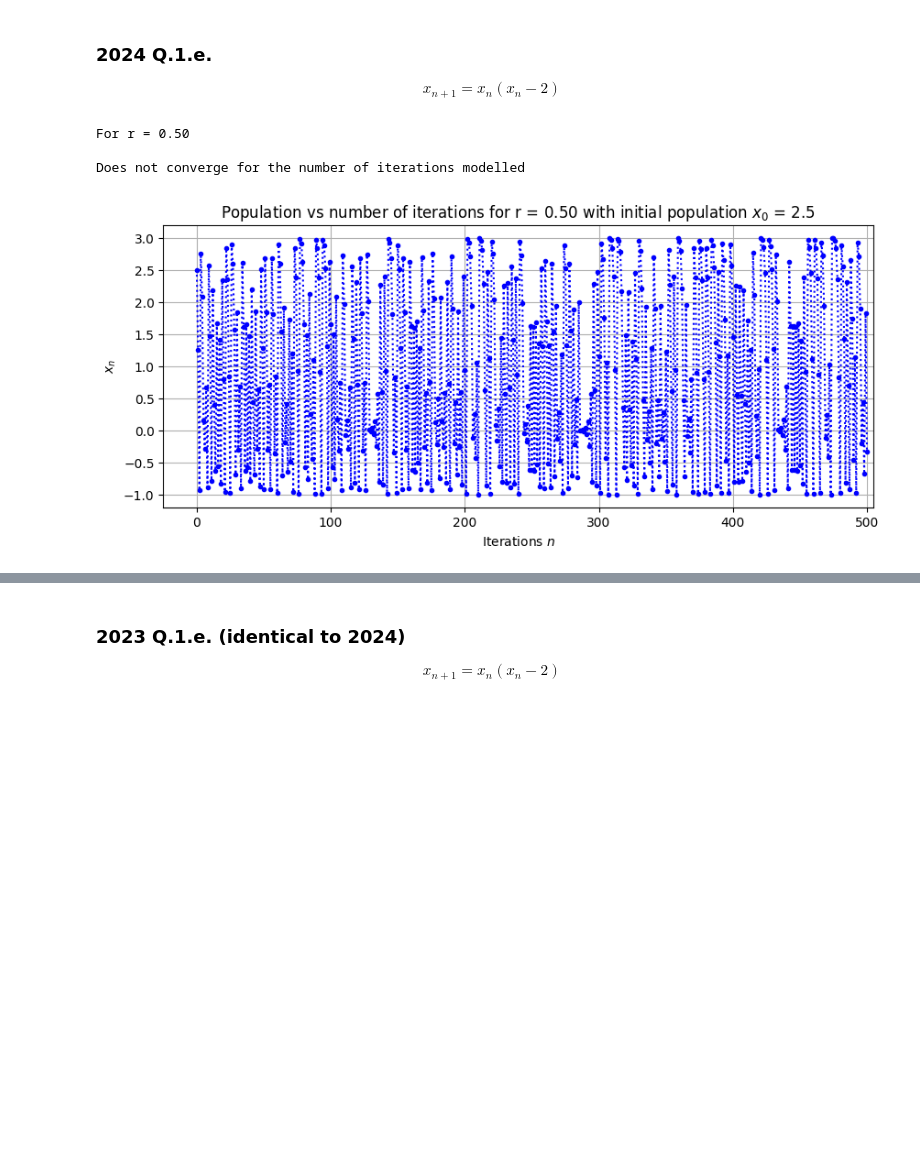
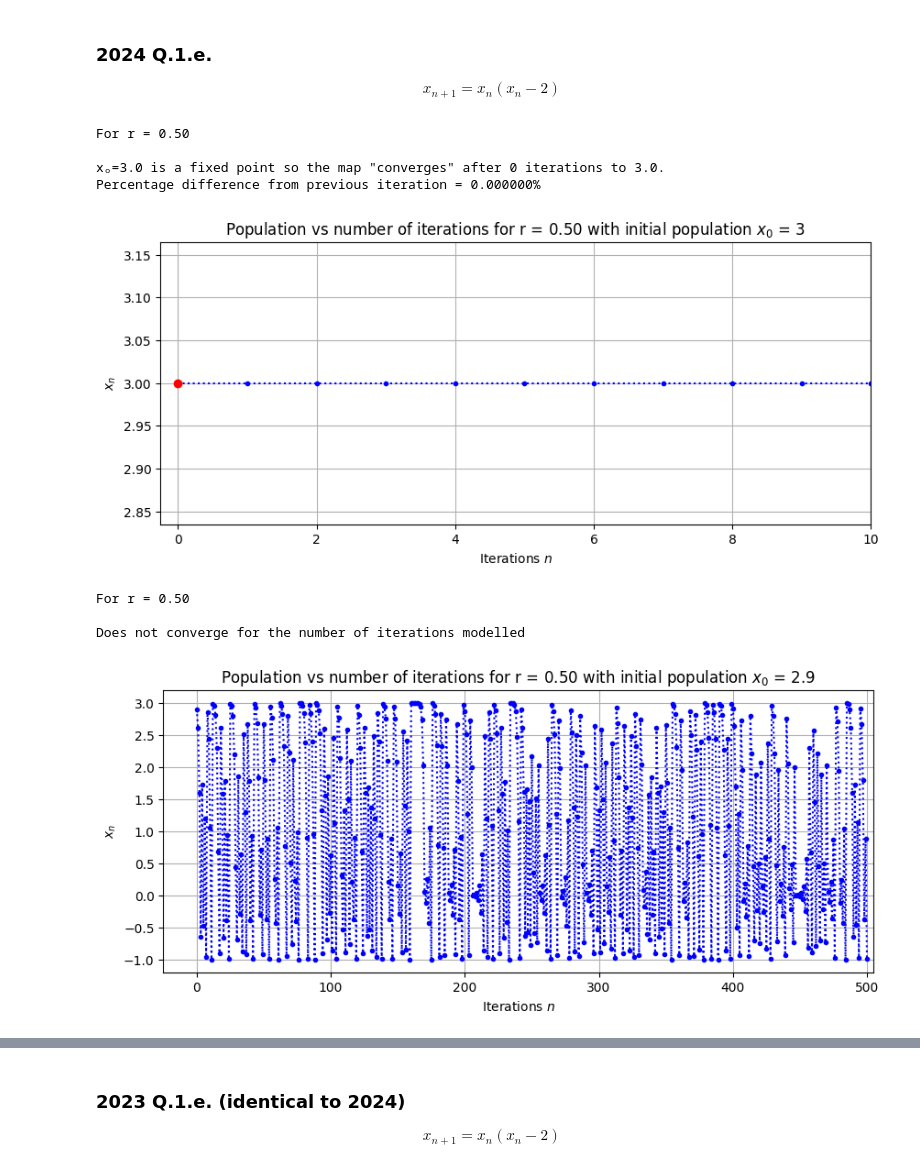
Before and after one commit to s-hynes/MP491, a Jupyter notebook: CH05_1d_maps_exam_short_questions.ipynb, the cells around one changed output, grey strips where cells are left out. Saved outputs shown, nothing was run; the diff lists cells and outputs as text; code cells hidden in the pictures; blank space fills up the shorter version.

```diff
--- a/CH05_1d_maps_exam_short_questions.ipynb
+++ b/CH05_1d_maps_exam_short_questions.ipynb
@@ -3,9 +3,15 @@
 $$x_{n+1} = x_n (x_n - 2)$$
 # %%
 from CH05_1d_maps import conv
-conv(2.5, 0.5, 500, lambda r,x: x*(x-2))
+conv(3, 0.5, 500, lambda r,x: x*(x-2))
+conv(2.9, 0.5, 500, lambda r,x: x*(x-2))
 # %% [output]
 For r = 0.50
 
-Does not converge for the number of iterations modelled
+xₒ=3.0 is a fixed point so the map "converges" after 0 iterations to 3.0.
+Percentage difference from previous iteration = 0.000000%
-[figure, old version]
+[figure, new version]
+For r = 0.50
+
+Does not converge for the number of iterations modelled
+[figure, added]
```
Also changed, not shown: parts of 20 cells of this notebook.
